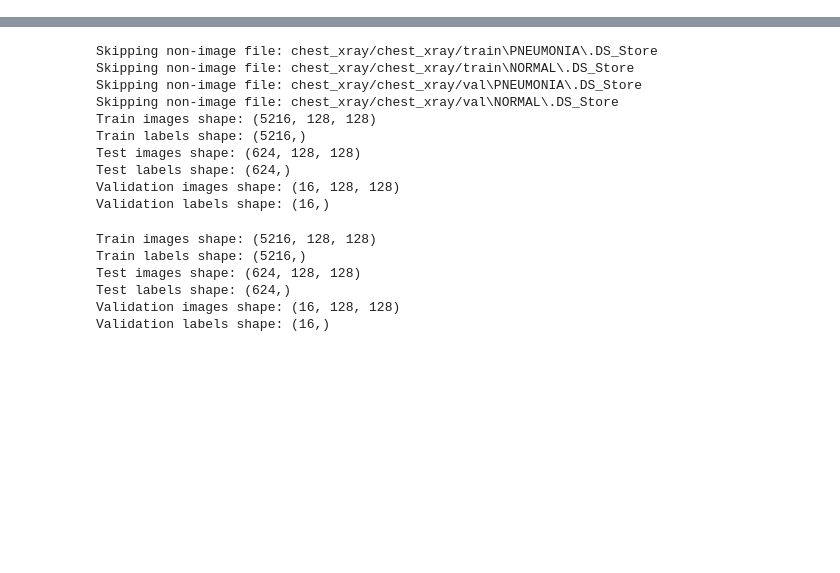
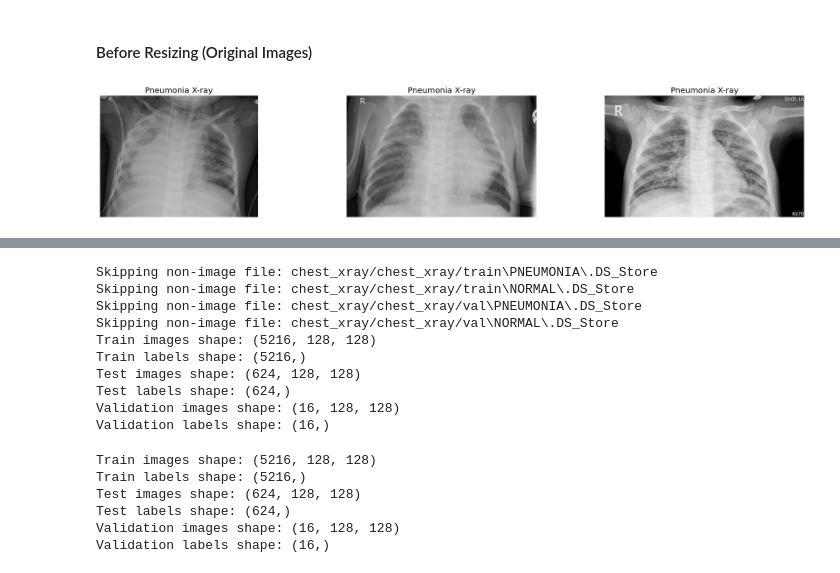
Before and after one commit to sherali02/PNEUMONIA-DETECTION, a Jupyter notebook: Pneumonia-Detection.ipynb, the cells around one changed output, grey strips where cells are left out. Cells and saved outputs as stored; diff of their text form; code cells hidden in the pictures; blank space fills up the shorter version.

```diff
--- a/Pneumonia-Detection.ipynb
+++ b/Pneumonia-Detection.ipynb
@@ -26,0 +32,2 @@ Requirement already satisfied: six>=1.5 in c:\users\sksir\appdata\local\programs
+# %% [markdown]
+#### Before Resizing (Original Images)
@@ -26,0 +39,17 @@ Requirement already satisfied: six>=1.5 in c:\users\sksir\appdata\local\programs
+# %%
+import random
+
+plt.figure(figsize=(20,10))
+
+sample_images = random.sample(pneumonia, 6)
+
+for i in range(3):
+    plt.subplot(3, 3, i + 1)
+    img = plt.imread(os.path.join(pneumonia_dir, sample_images[i]))
+    plt.imshow(img, cmap='gray')
+    plt.axis("off")
+    plt.title("Pneumonia X-ray")
+plt.tight_layout()
+plt.show()
+# %% [output]
+[figure, new version]
```
Also changed, not shown: parts of 55 cells of this notebook, 20 other files.
